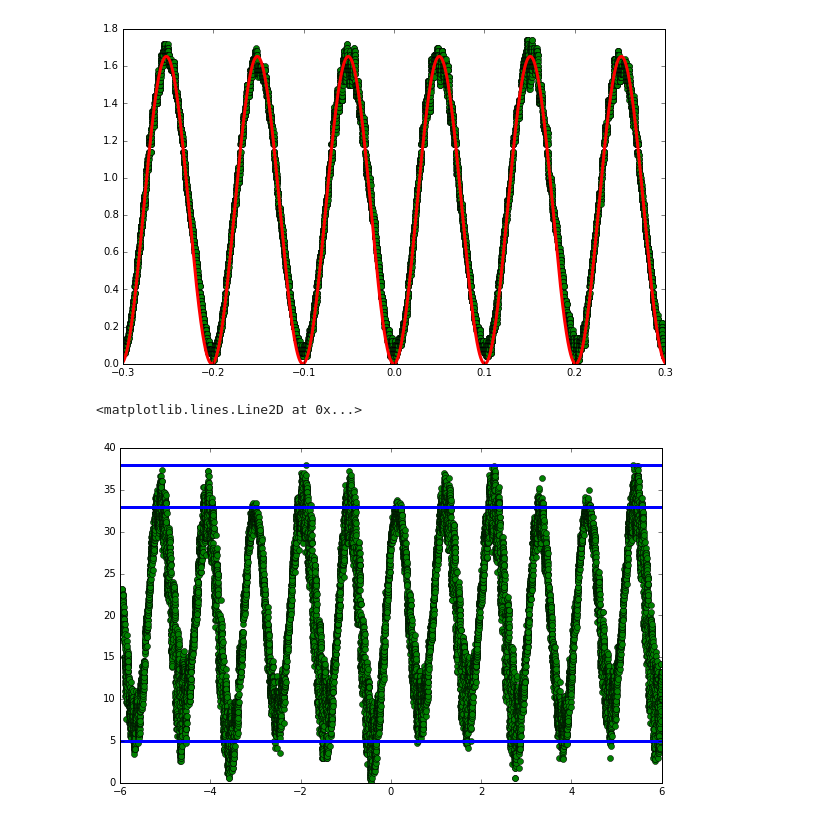
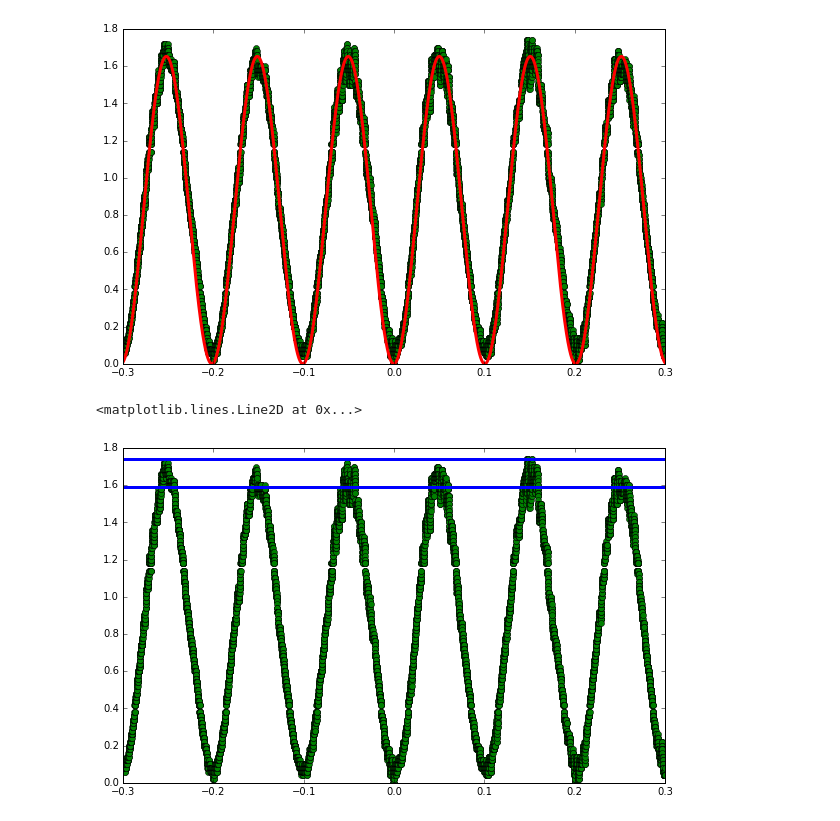
Before and after one commit to sadeus/perfilador_soma, a Jupyter notebook: polarimetro/mediciones/polarimetro.ipynb, the cells around one changed output. Drawn from its saved outputs; the diff is of its cells as text; code cells hidden in the pictures.

```diff
--- a/polarimetro/mediciones/polarimetro.ipynb
+++ b/polarimetro/mediciones/polarimetro.ipynb
@@ -50,9 +50,8 @@ plt.plot(t, f(t, *p), "r-")
 # %%
 
 plt.plot(A[:,0],A[:,1],"go")
 plt.axhline(A[:,1].max())
-plt.axhline(A[:,1].max() - 5)
-plt.axhline(5)
+plt.axhline(A[:,1].max() - 0.15)
 # %% [output]
 <matplotlib.lines.Line2D at 0x...>
-[figure, old version]
+[figure, new version]
```
